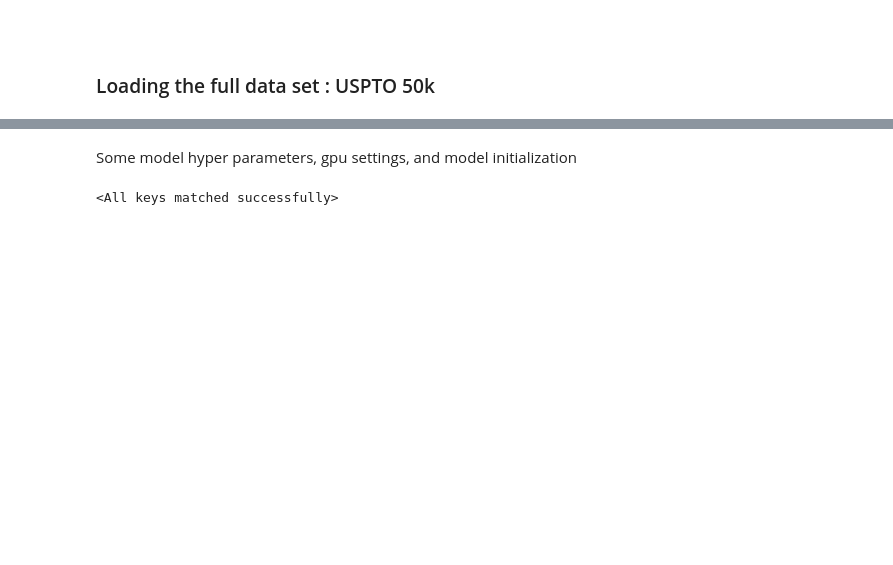
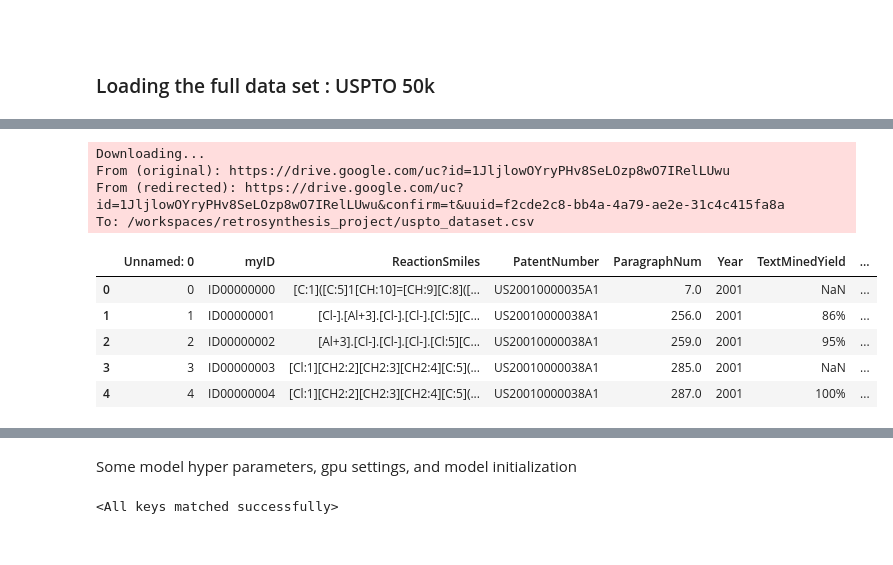
Before and after one commit to saeed-haris/retrosynthesis_project, a Jupyter notebook: retrosynthesis_model_pipeline.ipynb, the cells around one changed output, grey strips where cells are left out. Drawn from its saved outputs; the diff is of its cells as text; code cells hidden in the pictures; blank space fills up the shorter version.

```diff
--- a/retrosynthesis_model_pipeline.ipynb
+++ b/retrosynthesis_model_pipeline.ipynb
@@ -108,0 +91,12 @@ dfFull = pd.read_csv(url, sep="\t")
+# %%
+!pip install gdown
+import gdown
+
+# Download file
+output = "uspto_dataset.csv"
+gdown.download(url, output, quiet=False)
+
+# Read with pandas
+dfFull = pd.read_csv(output, sep="\t")
+dfFull.head()
+# %% [output]
@@ -109,3 +120,13 @@ dfFull = pd.read_csv(url, sep="\t")
+Downloading...
+From (original): https://drive.google.com/uc?id=1JljlowOYryPHv8SeLOzp8wO7IRelLUwu
+From (redirected): https://drive.google.com/uc?id=1JljlowOYryPHv8SeLOzp8wO7IRelLUwu&confirm=t&uuid=f2cde2c8-bb4a-4a79-ae2e-31c4c415fa8a
+To: /workspaces/retrosynthesis_project/uspto_dataset.csv
+|  | Unnamed: 0 | myID | ReactionSmiles | PatentNumber | ParagraphNum | Year | TextMinedYield | ... |
+| 0 | 0 | ID00000000 | [C:1]([C:5]1[CH:10]=[CH:9][C:8]([... | US20010000035A1 | 7.0 | 2001 | NaN | ... |
+| 1 | 1 | ID00000001 | [Cl-].[Al+3].[Cl-].[Cl-].[Cl:5][C... | US20010000038A1 | 256.0 | 2001 | 86% | ... |
+| 2 | 2 | ID00000002 | [Al+3].[Cl-].[Cl-].[Cl-].[Cl:5][C... | US20010000038A1 | 259.0 | 2001 | 95% | ... |
+| 3 | 3 | ID00000003 | [Cl:1][CH2:2][CH2:3][CH2:4][C:5](... | US20010000038A1 | 285.0 | 2001 | NaN | ... |
+| 4 | 4 | ID00000004 | [Cl:1][CH2:2][CH2:3][CH2:4][C:5](... | US20010000038A1 | 287.0 | 2001 | 100% | ... |
 # %% [markdown]
 >
 # %% [markdown]
```
Also changed, not shown: parts of 9 cells of this notebook.
